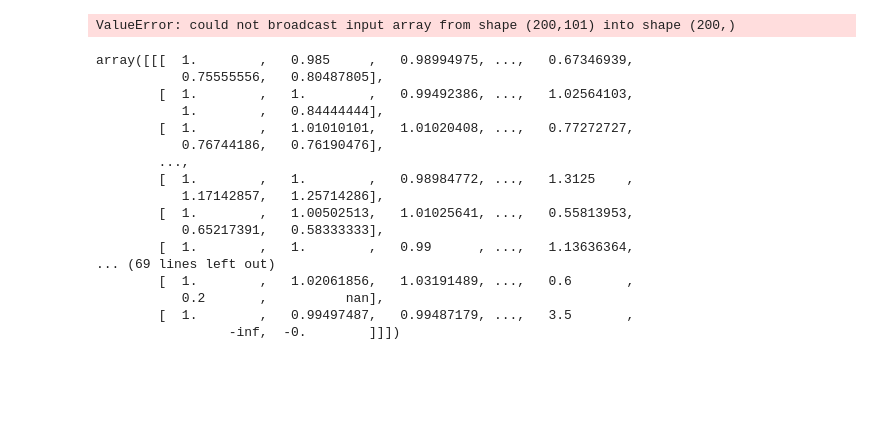
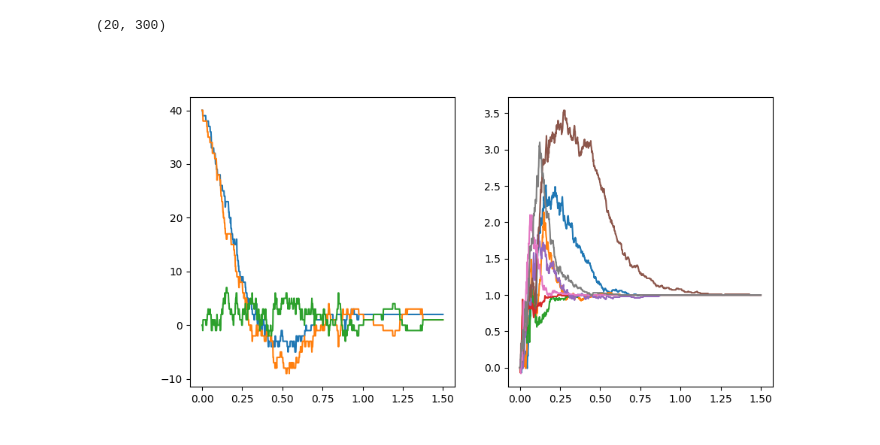
Before and after one commit to nihell/RandomPointClouds, a Jupyter notebook: TwoSampleNullDistribution.ipynb, the cells around one changed output. Cells and saved outputs as stored; diff of their text form; code cells hidden in the pictures; blank space fills up the shorter version.

```diff
--- a/TwoSampleNullDistribution.ipynb
+++ b/TwoSampleNullDistribution.ipynb
@@ -37,6 +34,14 @@ def sampled_ecc_alpha(pointcloud, n_samples, max_filt_val):
         ecc_values[j] = cur_val
 
     return ecc_values
+
+def sampled_bc_alpha(pointcloud, n_samples, max_filt_val, dim=0):
+    ac = gd.AlphaComplex(points = pointcloud)
+    st = ac.create_simplex_tree()
+    st.compute_persistence()
+    barcode = st.persistence_intervals_in_dimension(dim)
+    bc = representations.BettiCurve(predefined_grid=np.linspace(0,max_filt_val,n_samples))
+    return bc.fit_transform([barcode])[0]
 # %%
 def get_ecc(data, n_samples, max_filt_val):
     eccs = []
@@ -80,8 +85,8 @@ rv_arcsine = st.arcsine()
 rv_argus = st.argus(chi=1)
 rv_cosine = st.cosine()
 # %%
-n=200
-n_loops = 200
+n=20
+n_loops = 100
 d = 3
 
 rvs= [[rv_uniform, rv_uniform, rv_uniform],
@@ -104,5 +109,35 @@ rv_names=["UxUxU",
 # %%
 samples = [(n**(1/3)) * np.array(gen_rv(rv,n,n_loops)) for rv in tqdm(rvs)]
 samples2 = [(n**(1/3)) * np.array(gen_rv(rv,n,n_loops)) for rv in tqdm(rvs)]
+# %%
+np.concatenate(samples[:2][0],axis=1).shape
+# %% [output]
+(20, 300)
+# %%
+steps = 1001
+maxfilt = 1.5
+grid = np.linspace(0,maxfilt, steps)
+
+H0_sum_bcs = np.zeros((len(rvs),n_loops,steps))
+H0_mixed_bcs = np.zeros((len(rvs),n_loops,steps))
+
+for j in range(len(rvs)):
+    H0_sum_bcs[j] = np.array([sampled_bc_alpha(samples[j][i],steps,maxfilt)+sampled_bc_alpha(samples2[j][i],steps,maxfilt) for i in range (n_loops)])
+    H0_mixed_bcs[j] = np.array([sampled_bc_alpha(2**(1/3)*np.concatenate([samples[j][i],samples2[j][i]]),steps,maxfilt) for i in range(n_loops)])
+# %%
+
+f,ax = plt.subplots(1,2,figsize=(10,5))
+ax[0]. plot(grid, sampled_ecc_alpha(samples[0][0],steps,maxfilt)+sampled_ecc_alpha(samples[0][1],steps,maxfilt))
+ax[0]. plot(grid, sampled_ecc_alpha(2**(1/3)*np.concatenate(samples[0][:2]),steps,maxfilt))
+ax[0]. plot(grid, sampled_ecc_alpha(samples[0][0],steps,maxfilt)+sampled_ecc_alpha(samples[0][1],steps,maxfilt)-sampled_ecc_alpha(2**(1/3)*np.concatenate(samples[0][:2]),steps,maxfilt))
+
+for i in range(len(rvs)):
+    #ax[1]. plot(grid, np.mean(H0_sum_bcs[i], axis=0))
+    #ax[1]. plot(grid, np.mean(H0_mixed_bcs[i], axis=0))
+    ax[1]. plot(grid, np.mean(H0_sum_bcs[i]-H0_mixed_bcs[i], axis=0))
+
+plt.show()
+# %% [output]
+[figure, added]
 # %%
 ecc_dists = np.zeros((len(rvs),n_loops))
@@ -113,31 +149,9 @@ eccs2 = np.array([get_ecc(s, 101,0.5) for s in samples2])
 # %%
 
 for i in tqdm(range(0,len(rvs))):
-    #ecc_dists[i] = paired_distances(eccs1[i], eccs2[i], n_jobs = -1, metric = spdists.chebyshev)
-    index_plus = np.argmax(eccs1[i]-eccs2[i],axis=1)
-    index_minus = np.argmax(eccs2[i]-eccs1[i],axis=1)
+    for j in range(n_loops):
+        ecc_dists[i][j] = bottleneck_distance_ECP(eccs1[i][j],eccs2[i][j])
+    #index_plus = np.argmax(eccs1[i]-eccs2[i],axis=1)
+    #index_minus = np.argmax(eccs2[i]-eccs1[i],axis=1)
 
-    ecc_dists[i] = (np.log(eccs1[i][index_plus]/eccs2[i][index_plus]))+(np.log(eccs2[i][index_minus]-eccs1[i][index_minus]))
+    #ecc_dists[i] = (np.log(eccs1[i][index_plus]/eccs2[i][index_plus]))+(np.log(eccs2[i][index_minus]-eccs1[i][index_minus]))
-# %% [output]
-ValueError: could not broadcast input array from shape (200,101) into shape (200,)
-# %%
-eccs1[:,index_plus]/eccs2[:,index_plus]
-#eccs1[0][0]
-# %% [output]
-array([[[  1.        ,   0.985     ,   0.98994975, ...,   0.67346939,
-           0.75555556,   0.80487805],
-        [  1.        ,   1.        ,   0.99492386, ...,   1.02564103,
-           1.        ,   0.84444444],
-        [  1.        ,   1.01010101,   1.01020408, ...,   0.77272727,
-           0.76744186,   0.76190476],
-        ...,
-        [  1.        ,   1.        ,   0.98984772, ...,   1.3125    ,
-           1.17142857,   1.25714286],
-        [  1.        ,   1.00502513,   1.01025641, ...,   0.55813953,
-           0.65217391,   0.58333333],
-        [  1.        ,   1.        ,   0.99      , ...,   1.13636364,
-... (69 lines left out)
-        [  1.        ,   1.02061856,   1.03191489, ...,   0.6       ,
-           0.2       ,          nan],
-        [  1.        ,   0.99497487,   0.99487179, ...,   3.5       ,
-                 -inf,  -0.        ]]])
```
Also changed, not shown: parts of 6 cells of this notebook, 28 other files.
